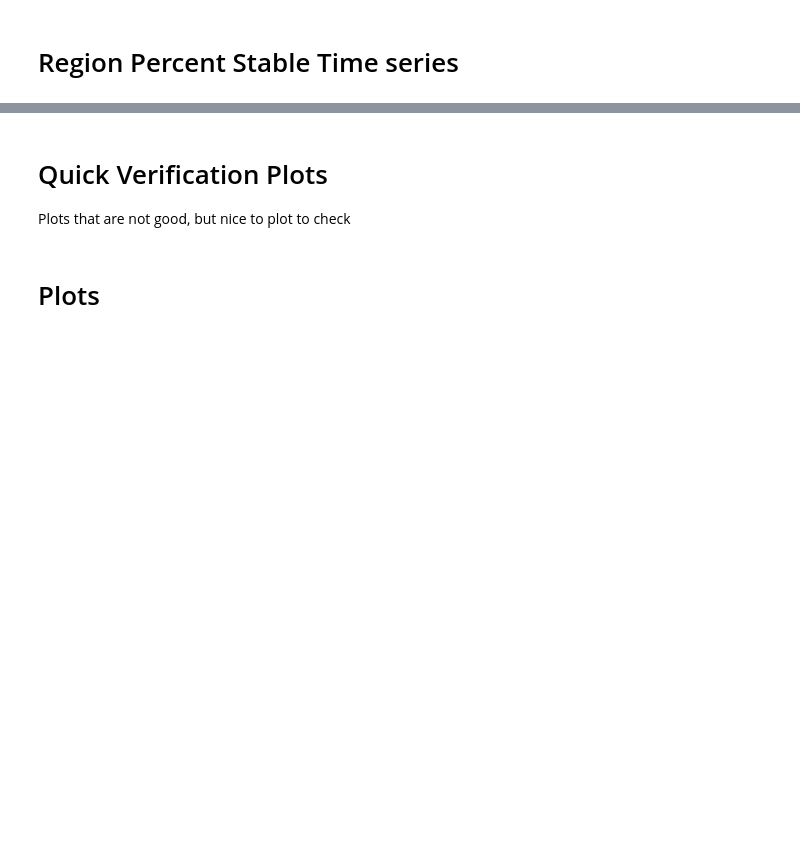
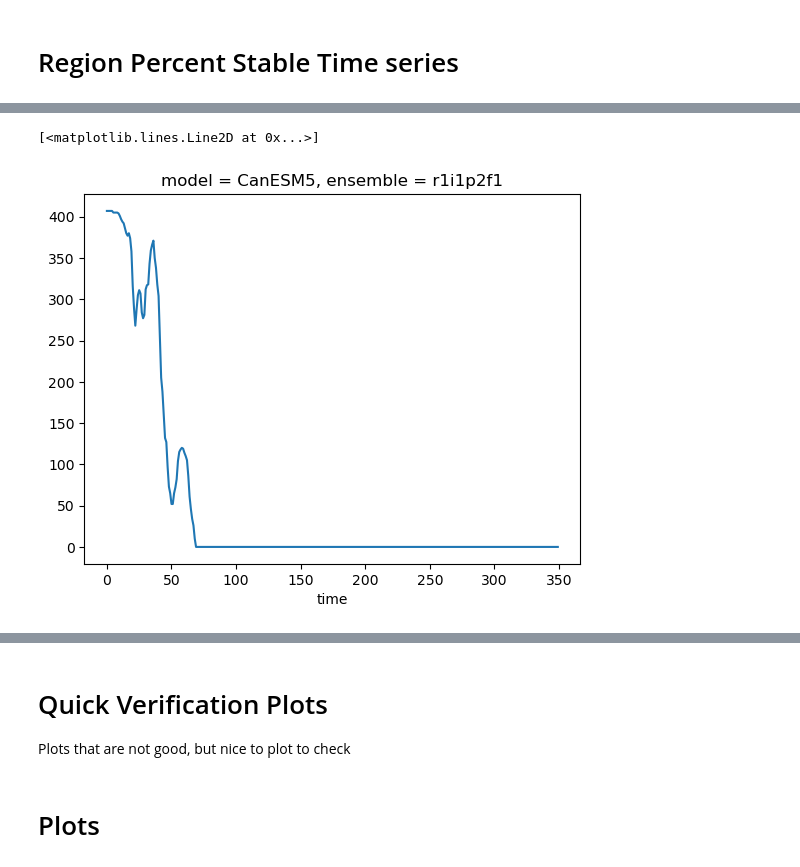
Before and after one commit to alexborowiak/zecmip_stabilisation, a Jupyter notebook: 01_top_regional_stability_explore_stabilisation_all_window_methods_v3_unstacked_2.ipynb, the cells around one changed output, grey strips where cells are left out. Saved outputs shown, nothing was run; the diff lists cells and outputs as text; code cells hidden in the pictures; blank space fills up the shorter version.

```diff
--- a/01_top_regional_stability_explore_stabilisation_all_window_methods_v3_unstacked_2.ipynb
+++ b/01_top_regional_stability_explore_stabilisation_all_window_methods_v3_unstacked_2.ipynb
@@ -1026,6 +1338,8 @@ get_anomalies_at_stabilisations(np.array([0, 10, 30]), np.array([1]*10 + [100] *
 a1_anom_data
 # %%
 year_stable_unstable_data
+# %%
+expected_length = 11
 # %%
 stable_point_anoms_raw = apply_ufunc(
     get_anomalies_at_stabilisations,
@@ -1527,7 +1905,8 @@ binary_stability_stable_unstable_data = apply_ufunc(
     input_core_dims=[['stability_index'], ['stabil_num']],
     output_core_dims=[['time']],
     vectorize=True,
-    dask_gufunc_kwargs = {'output_sizes':{'time':50}, 'input_sizes':{'time':100}}
+    kwargs = {'expected_length':350},
+    dask_gufunc_kwargs = {'output_sizes':{'time':350}, 'input_sizes':{'time':350}} # 50, 100
 )
 # %%
 binary_stability_stable_unstable_data
@@ -1567,6 +1981,11 @@ year_stable_unstable_data[0].sel(stability_index=1).sel(lat=-67.5, lon=220, meth
 # %%
 # Binary stability_dat has positive and negatives for trend gradient
 binary_stability_data = binary_stability_stable_unstable_data(np.abs)
+# %%
+binary_stability_data[2].sum(dim=['lat','lon']).plot()
+# %% [output]
+[<matplotlib.lines.Line2D at 0x...>]
+[figure, added]
 # %%
 # import listXarray
 # reload(listXarray)
```
Also changed, not shown: parts of 80 cells of this notebook, 1 other file.
